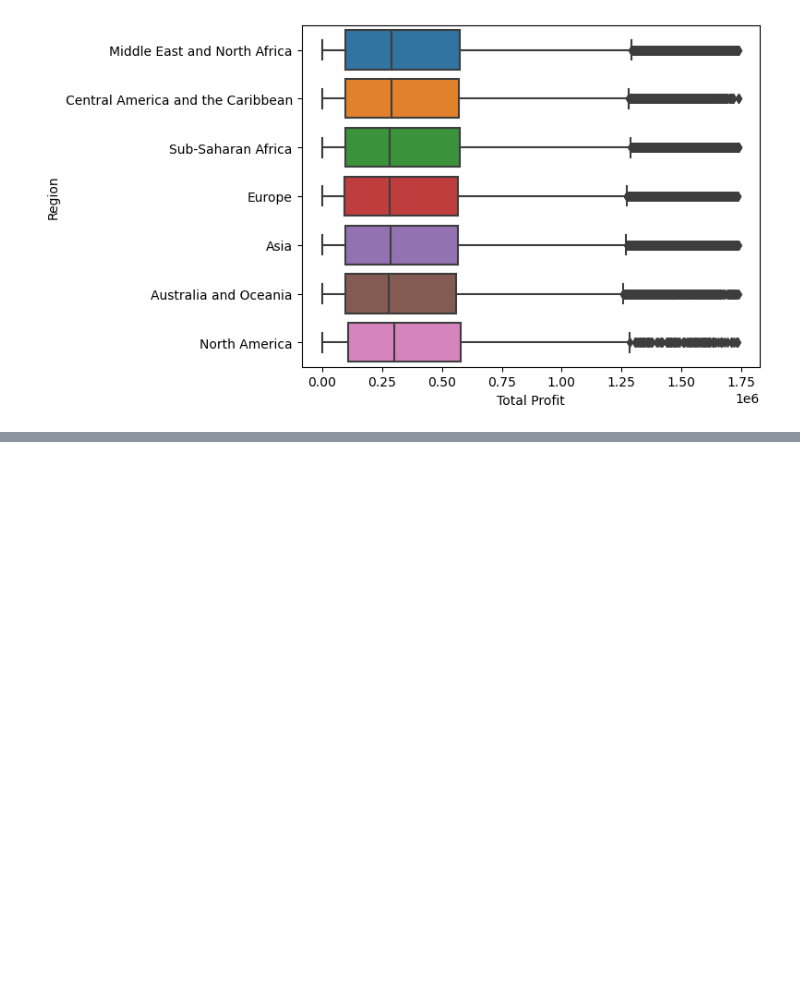
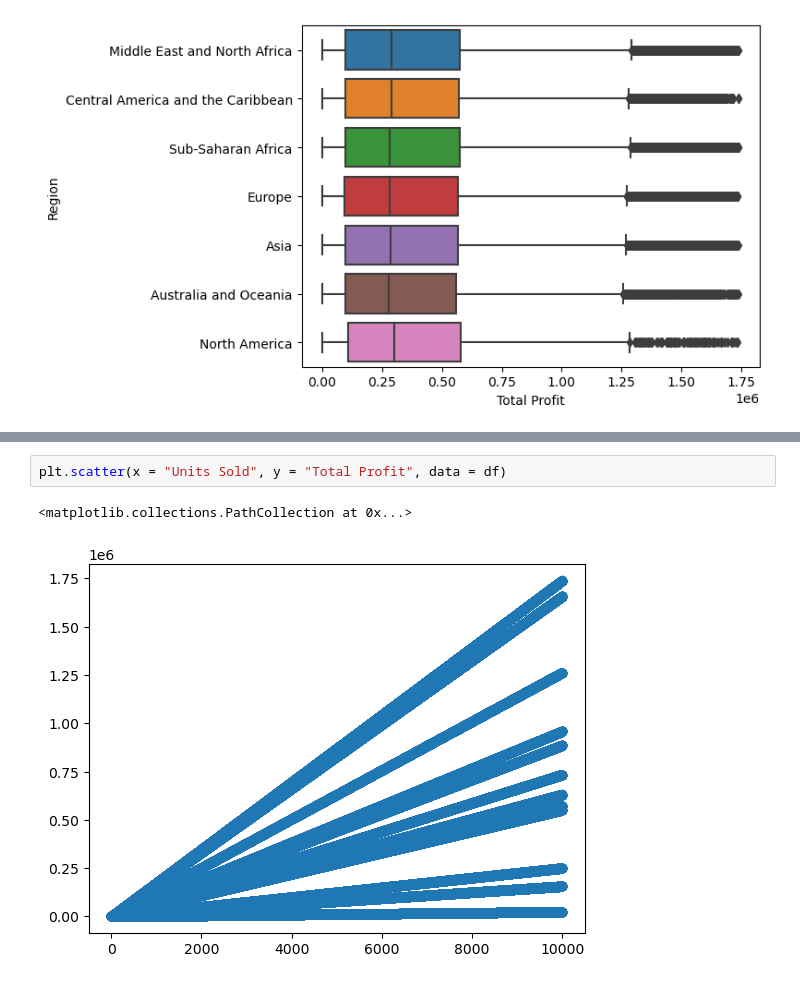
Before and after one commit to zanafiii/data-science-a-z, a Jupyter notebook: Part5_Data Visualization.ipynb, the cells around one changed output, grey strips where cells are left out. Saved outputs shown, nothing was run; the diff lists cells and outputs as text; blank space fills up the shorter version.

Commit message:
add relationship visualization

```diff
--- a/Part5_Data Visualization.ipynb
+++ b/Part5_Data Visualization.ipynb
@@ -221,0 +244,5 @@ sns.boxplot(x = "Total Profit", y = "Region", data = df, orient = "h")
+# %%
+plt.scatter(x = "Units Sold", y = "Total Profit", data = df)
+# %% [output]
+<matplotlib.collections.PathCollection at 0x...>
+[figure, added]
```
Also changed, not shown: parts of 3 cells of this notebook.
